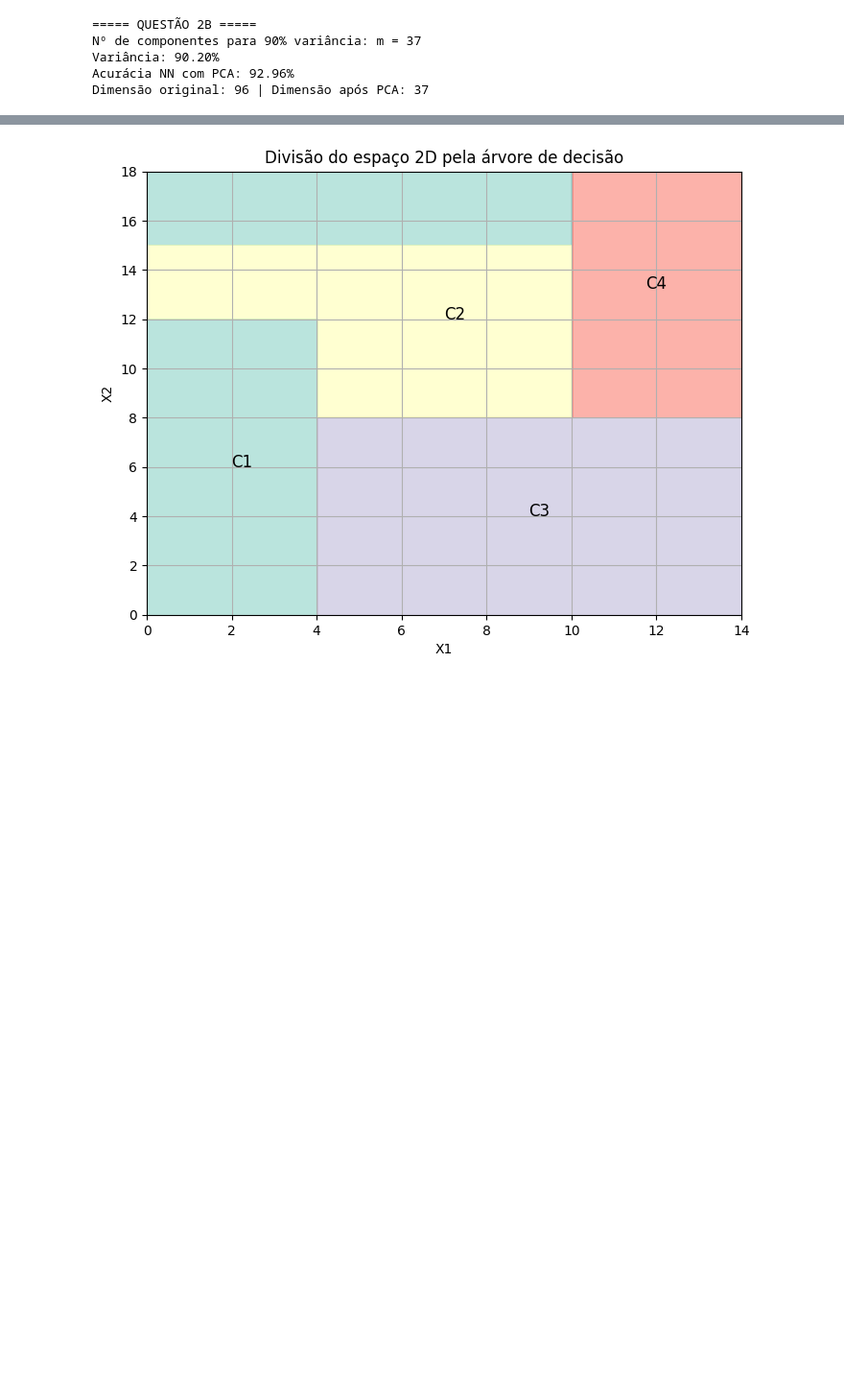
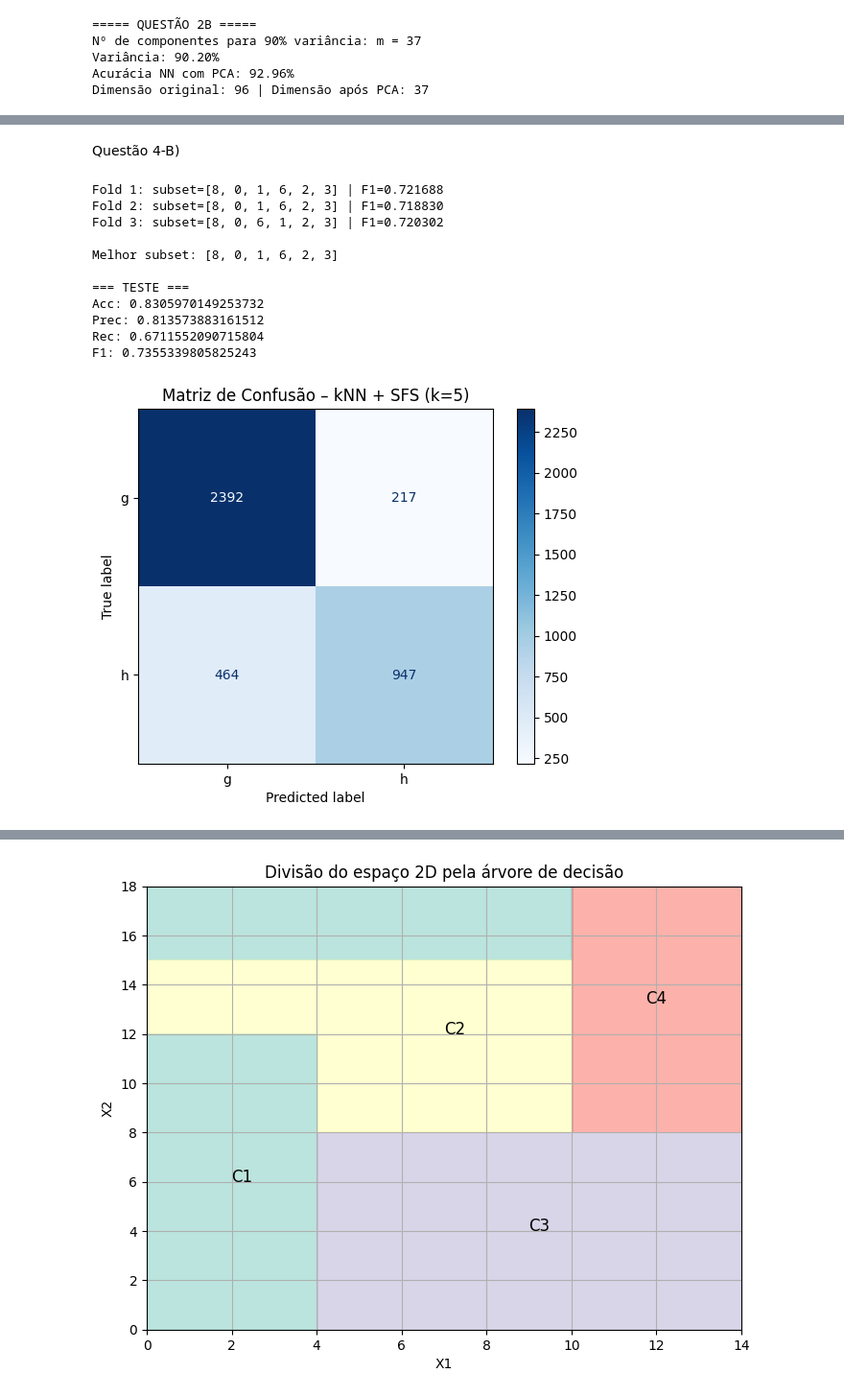
Before and after one commit to guxtaavo/data_mining_work, a Jupyter notebook: app.ipynb, the cells around one changed output, grey strips where cells are left out. Shown at 96% size. Cells and saved outputs as stored; diff of their text form; code cells hidden in the pictures; blank space fills up the shorter version.

```diff
--- a/app.ipynb
+++ b/app.ipynb
@@ -463,4 +501,68 @@ F1: 0.6975789905621665
 [figure]
+# %% [markdown]
+Questão 4-B)
 # %%
-# Questão 4
-# B)
+m = 6                      # nº de atributos
+k = final_k                # k da letra (a)
+pos_label = str(minority_label[0])
+
+X15 = X_15
+y15 = X_15.join(y_15).iloc[:, -1].astype(str)
+Xt  = X_test
+yt  = y_test.astype(str)
+
+cv = StratifiedKFold(n_splits=3, shuffle=True, random_state=42)
+
+best_feats, best_f1 = None, -1.0
+
+for f, (tr, va) in enumerate(cv.split(X15, y15), 1):
+    sel, pool = [], list(range(X15.shape[1]))
+    for _ in range(m):
+        best_score, jbest = -1.0, None
+        for j in pool:
+            cols = sel + [j]
+            clf = KNeighborsClassifier(n_neighbors=k).fit(X15.iloc[tr, cols], y15.iloc[tr])
+            pred = clf.predict(X15.iloc[va, cols]).astype(str)
+            score = metrics.f1_score(y15.iloc[va], pred, pos_label=pos_label)
+            if score > best_score:
+                best_score, jbest = score, j
+        sel.append(jbest)
+        pool.remove(jbest)
+
+    clf = KNeighborsClassifier(n_neighbors=k).fit(X15.iloc[tr, sel], y15.iloc[tr])
+    pred_va = clf.predict(X15.iloc[va, sel]).astype(str)
+    f1_fold = metrics.f1_score(y15.iloc[va], pred_va, pos_label=pos_label)
+    print(f"Fold {f}: subset={sel} | F1={f1_fold:.6f}")
+
+    if f1_fold > best_f1:
+        best_f1, best_feats = f1_fold, sel.copy()
+
+print("\nMelhor subset:", best_feats)
+
+final_clf = KNeighborsClassifier(n_neighbors=k).fit(X15.iloc[:, best_feats], y15)
+pred_t = final_clf.predict(Xt.iloc[:, best_feats]).astype(str)
+
+print("\n=== TESTE ===")
+print("Acc:",  metrics.accuracy_score(yt, pred_t))
+print("Prec:", metrics.precision_score(yt, pred_t, pos_label=pos_label))
+print("Rec:",  metrics.recall_score(yt, pred_t, pos_label=pos_label))
+print("F1:",   metrics.f1_score(yt, pred_t, pos_label=pos_label))
+
+labels = sorted(yt.unique())
+cm = metrics.confusion_matrix(yt, pred_t, labels=labels)
+metrics.ConfusionMatrixDisplay(confusion_matrix=cm, display_labels=labels).plot(cmap="Blues")
+plt.title(f"Matriz de Confusão – kNN + SFS (k={k})")
+plt.show()
+# %% [output]
+Fold 1: subset=[8, 0, 1, 6, 2, 3] | F1=0.721688
+Fold 2: subset=[8, 0, 1, 6, 2, 3] | F1=0.718830
+Fold 3: subset=[8, 0, 6, 1, 2, 3] | F1=0.720302
+
+Melhor subset: [8, 0, 1, 6, 2, 3]
+
+=== TESTE ===
+Acc: 0.8305970149253732
+Prec: 0.813573883161512
+Rec: 0.6711552090715804
+F1: 0.7355339805825243
+[figure, added]
```
Also changed, not shown: parts of 50 cells of this notebook, 2 other files.
